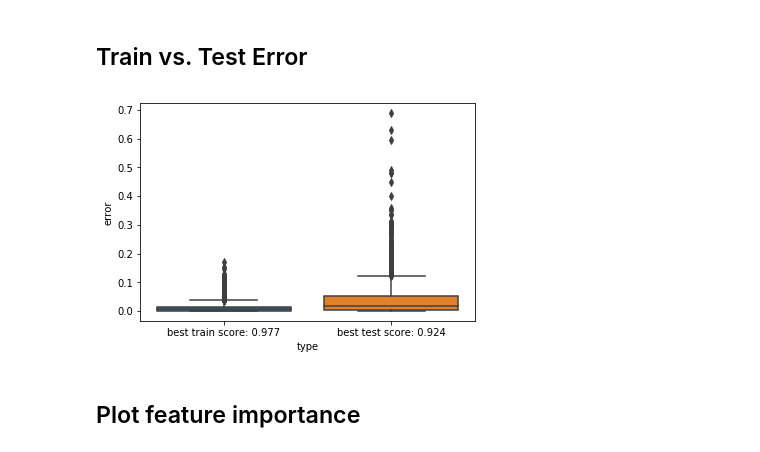
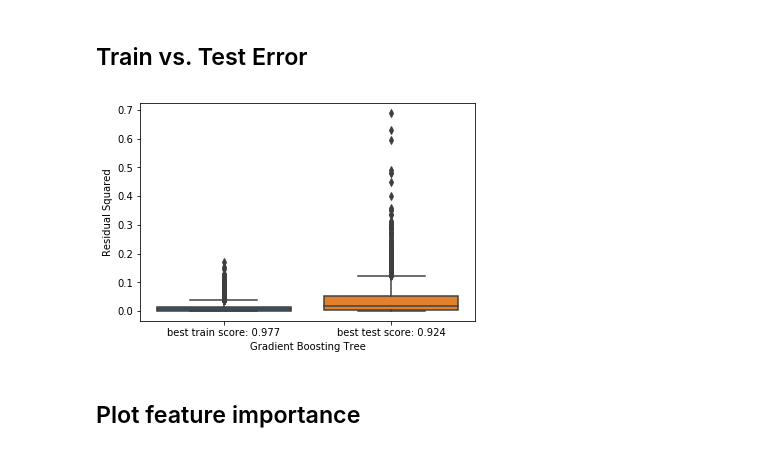
Before and after one commit to MingChen0919/cryoocyte_test_project, a Jupyter notebook: project-analysis.ipynb, the cells around one changed output. Drawn from its saved outputs; the diff is of its cells as text; code cells hidden in the pictures.

```diff
--- a/project-analysis.ipynb
+++ b/project-analysis.ipynb
@@ -339,3 +339,6 @@ lm_weights
 | 24 | x69 | -34.617622 | 0.531547 | -65.126216 | 0.000000e+00 |
 | 25 | x14 | 27.890889 | 0.605380 | 46.071704 | 0.000000e+00 |
 | 26 | x79 | 43.779070 | 0.773370 | 56.608214 | 0.000000e+00 |
+# %%
+from sklearn.model_selection import cross_validate
+train_X, test_X, train_Y, test_Y = model_selection.train_test_split(my_data[lm_weights.feature], Y, test_size = 0.3, random_state=0)
@@ -430,10 +456,12 @@ best_test_score = round(gbr_cv.best_estimator_.score(test_X, test_Y), 3)
 # %%
 sns.boxplot(x="type", y="error", data=errors_df)
 ax = plt.gca()
 ax.set_xticklabels(['best train score: ' + str(best_train_score), 'best test score: ' + str(best_test_score)])
+ax.set_xlabel("Gradient Boosting Tree")
+ax.set_ylabel("Residual Squared")
 plt.show()
 # %% [output]
-[figure, old version]
+[figure, new version]
 # %% [markdown]
 ## Plot feature importance
 # %%
```
Also changed, not shown: parts of 4 cells of this notebook, 3 other files.
